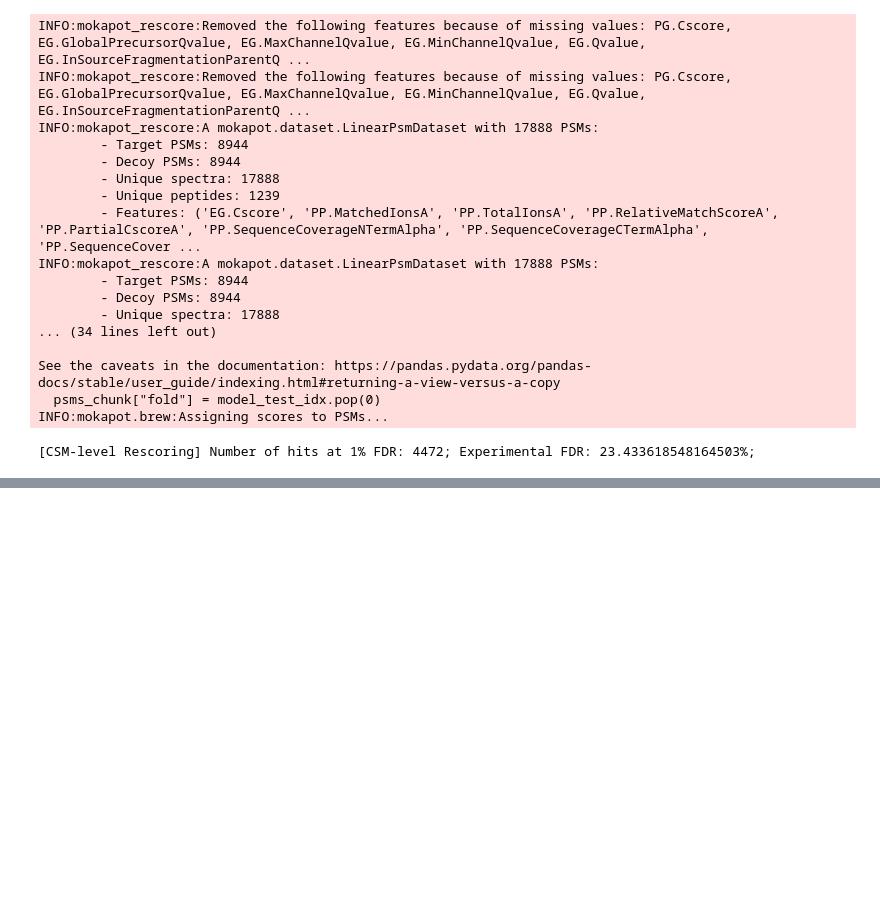
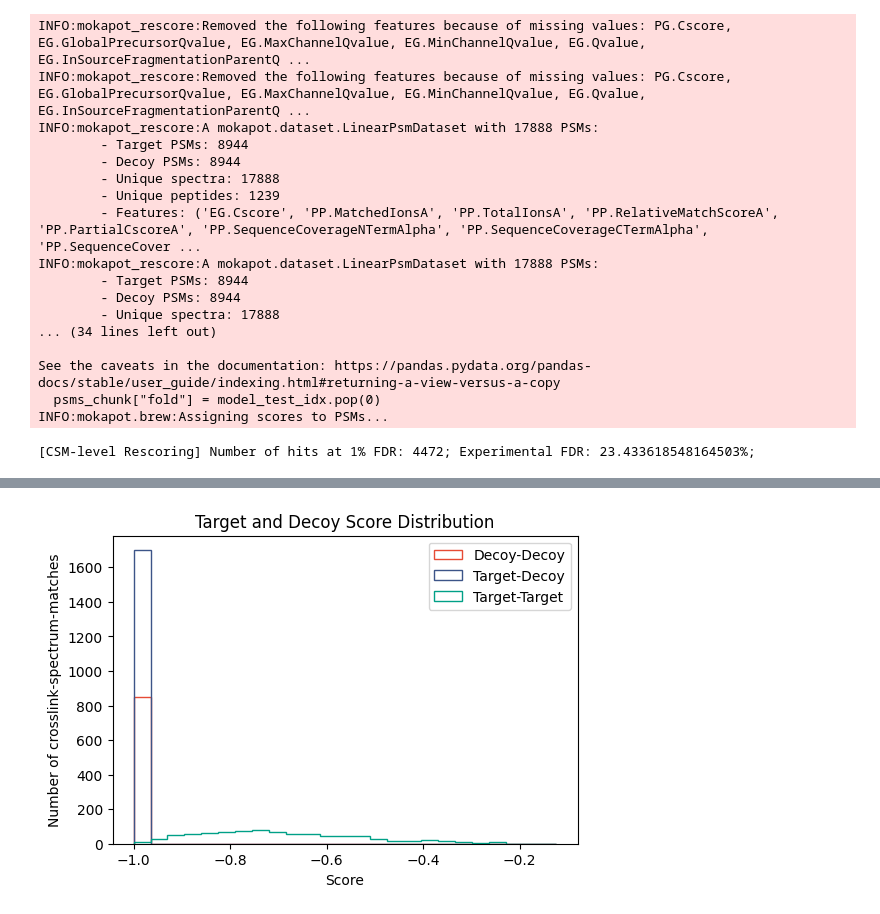
Before and after one commit to hgb-bin-proteomics/MSAnnika_Spectral_Library_exporter_rescoring, a Jupyter notebook: entrapment/entrapment.ipynb, the cells around one changed output, grey strips where cells are left out. Drawn from its saved outputs; the diff is of its cells as text; code cells hidden in the pictures; blank space fills up the shorter version.

```diff
--- a/entrapment/entrapment.ipynb
+++ b/entrapment/entrapment.ipynb
@@ -148,0 +171,4 @@ print(
+# %%
+pyXLMS.plotting.plot_score_distribution(rescored_level_csm_csms_cele, figsize=(6, 4));
+# %% [output]
+[figure, added]
```
Also changed, not shown: parts of 14 cells of this notebook.
